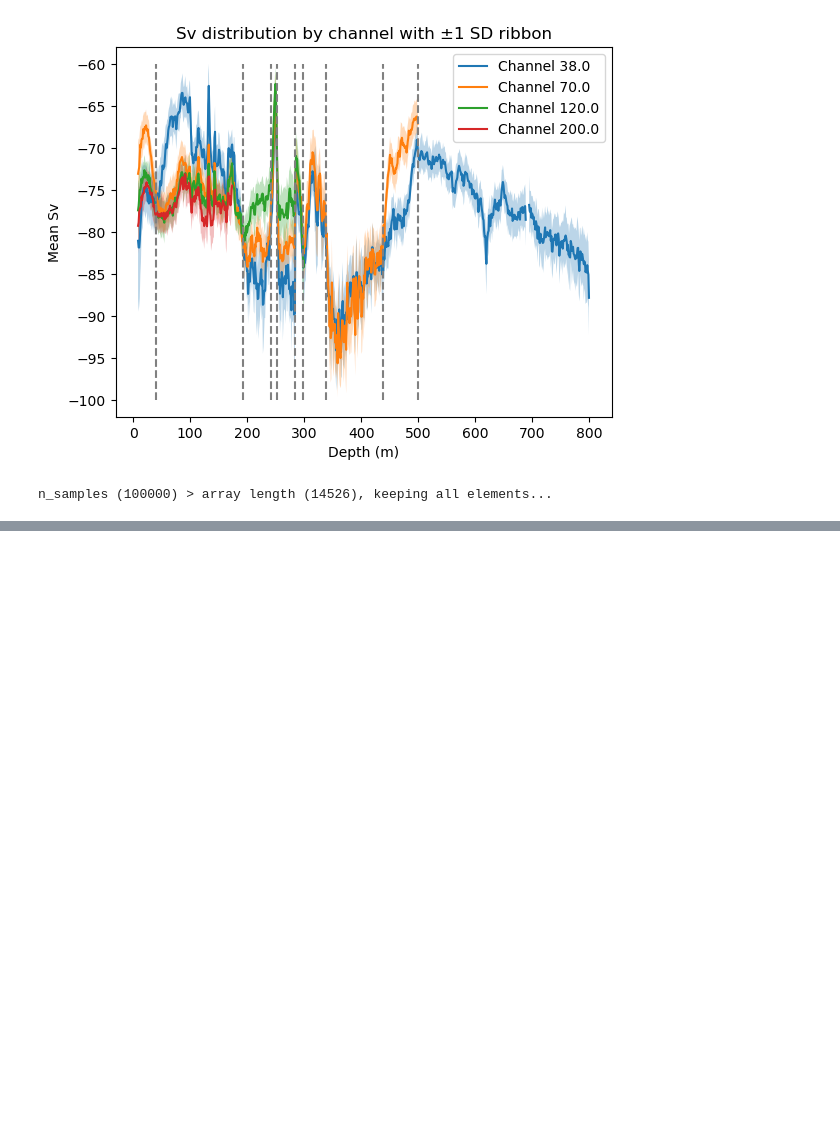
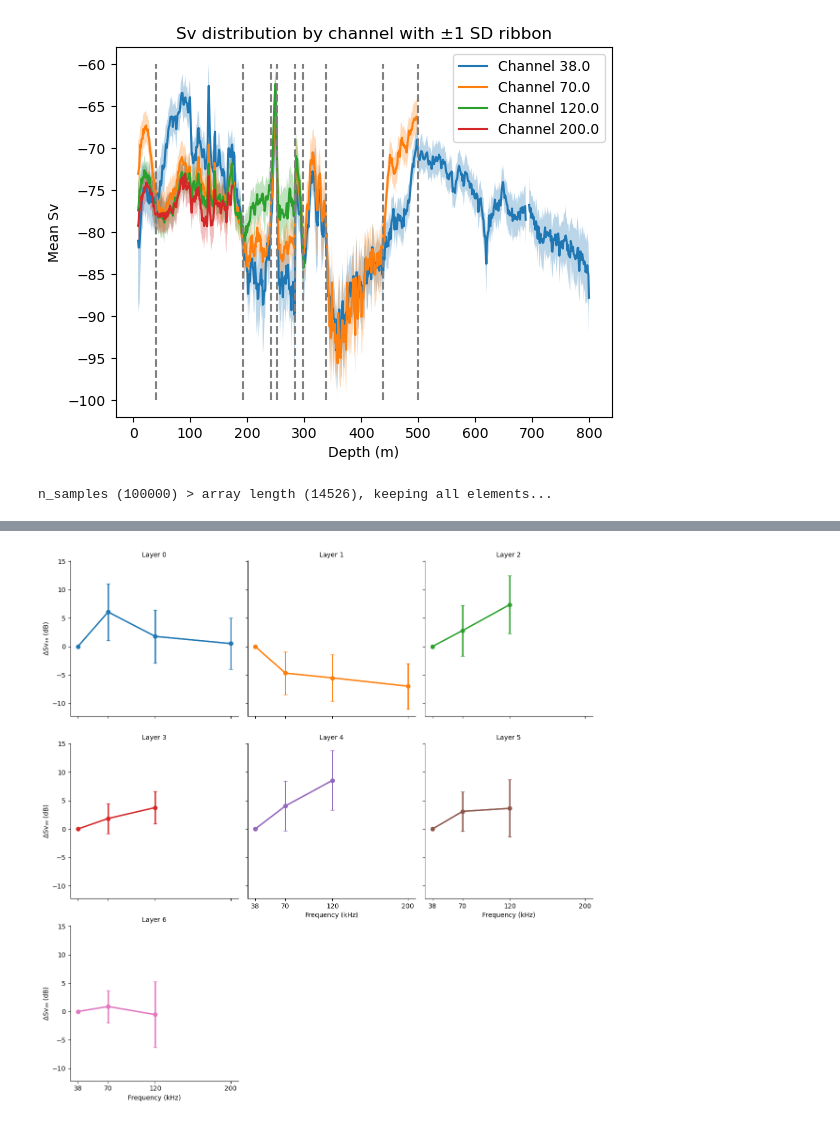
Before and after one commit to gaspardringuenet/acoustic-communities, a Jupyter notebook: notebooks/02-gr-delta-sv-dist-by-layers/02-gr-delta-sv-dist-by-layers.ipynb, the cells around one changed output, grey strips where cells are left out. Cells and saved outputs as stored; diff of their text form; code cells hidden in the pictures; blank space fills up the shorter version.

```diff
--- a/notebooks/02-gr-delta-sv-dist-by-layers/02-gr-delta-sv-dist-by-layers.ipynb
+++ b/notebooks/02-gr-delta-sv-dist-by-layers/02-gr-delta-sv-dist-by-layers.ipynb
@@ -335,0 +390,57 @@ Bhattacharyya distance between layer 5 and 6: 0.090
+# %%
+import seaborn as sns
+import matplotlib.pyplot as plt
+import pandas as pd
+import numpy as np
+
+# --- Ensure frequency is numeric for scaling ---
+df_long["frequency"] = (
+    df_long["frequency"]
+    .astype(str)
+    .str.replace("Sv", "", regex=False)
+    .astype(float)
+)
+
+# --- Compute mean and std per layer × frequency ---
+summary = (
+    df_long.groupby(["layer", "frequency"])["Delta_Sv_38"]
+    .agg(["mean", "std"])
+    .reset_index()
+)
+
+# --- Create FacetGrid ---
+g = sns.FacetGrid(
+    df_long,
+    col="layer",
+    col_wrap=3,
+    sharex=True,
+    sharey=True,
+    height=4
+)
+
+# --- Overlay mean ± SD lines ---
+colors = sns.color_palette("tab10", n_colors=len(summary["layer"].unique()))
+for i, (layer, color) in enumerate(zip(summary["layer"].unique(), colors)):
+    data = summary.query("layer == @layer")
+    ax = g.axes.flat[i]
+    ax.plot(data["frequency"], data["mean"], color=color, lw=2)
+    ax.errorbar(
+        data["frequency"],
+        data["mean"],
+        yerr=data["std"],
+        color=color,
+        lw=2,
+        marker="o",
+        capsize=3,
+    )
+
+# --- Customize axes ---
+for ax in g.axes.flat:
+    ax.set_xticks(sorted(df_long["frequency"].unique()))
+    ax.set_xlabel("Frequency (kHz)")
+g.set_axis_labels("Frequency (kHz)", "ΔSv₃₈ (dB)")
+g.set_titles(col_template="Layer {col_name}")
+plt.tight_layout()
+plt.show()
+# %% [output]
+[figure, added]
```
Also changed, not shown: parts of 9 cells of this notebook, 1 other file.
